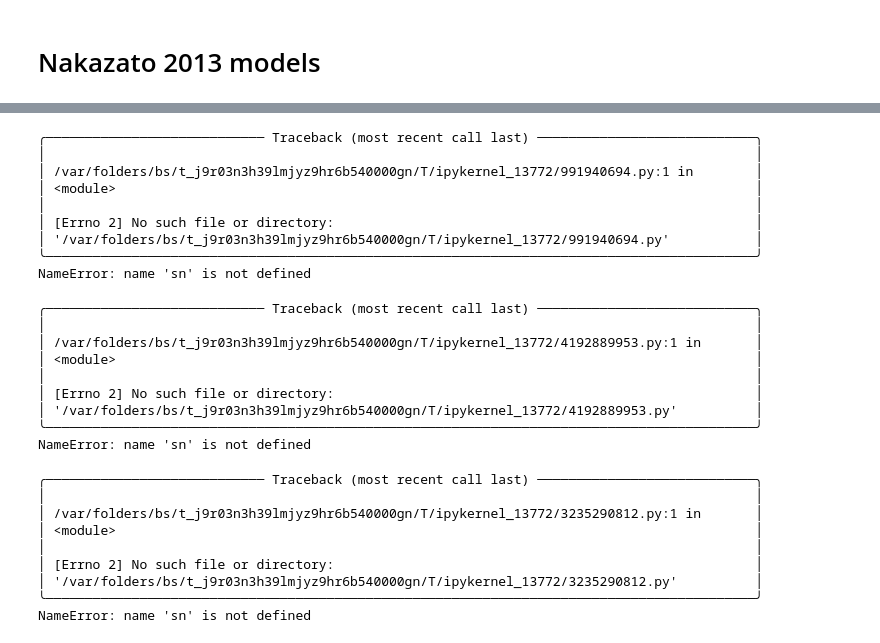
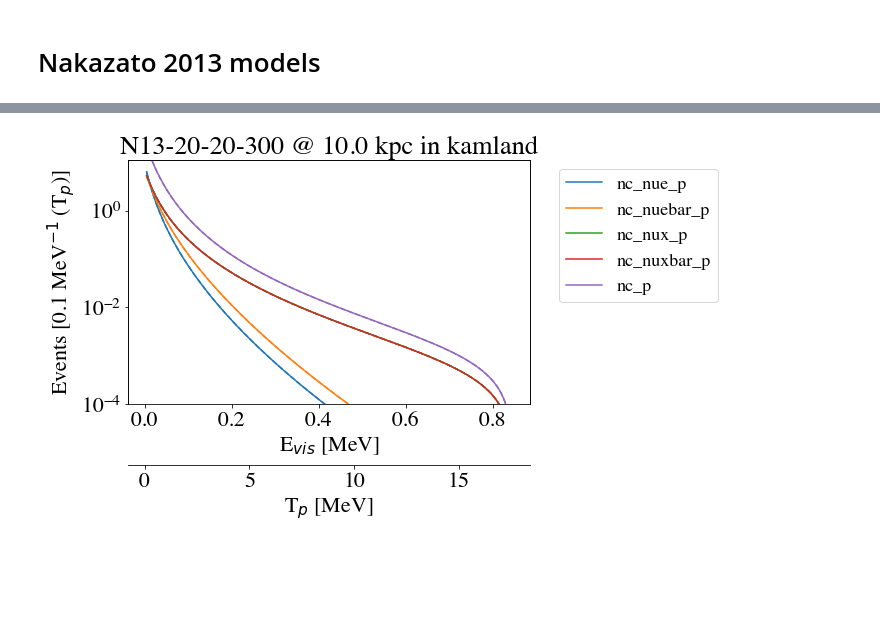
Before and after one commit to joesmolsky/sspike, a Jupyter notebook: notebooks/Nakazato_2013.ipynb, the cells around one changed output, grey strips where cells are left out. Saved outputs shown, nothing was run; the diff lists cells and outputs as text; code cells hidden in the pictures; blank space fills up the shorter version.

```diff
--- a/notebooks/Nakazato_2013.ipynb
+++ b/notebooks/Nakazato_2013.ipynb
@@ -75,39 +32,11 @@ NameError: name 'sn' is not defined
 # %%
 sspike_events = pnut.sspike_events(sn, detector)
-beer.plot_sspike_events(sn, detector, sspike_events)
+beer.plot_sspike_events(sn, detector)
 # %% [output]
-╭──────────────────────────── Traceback (most recent call last) ────────────────────────────╮
-│                                                                                           │
-│ /var/folders/bs/t_j9r03n3h39lmjyz9hr6b540000gn/T/ipykernel_13772/991940694.py:1 in        │
-│ <module>                                                                                  │
-│                                                                                           │
-│ [Errno 2] No such file or directory:                                                      │
-│ '/var/folders/bs/t_j9r03n3h39lmjyz9hr6b540000gn/T/ipykernel_13772/991940694.py'           │
-╰───────────────────────────────────────────────────────────────────────────────────────────╯
-NameError: name 'sn' is not defined
+[figure, added]
 # %%
 totals = pnut.event_totals(sn, detector)
-beer.bar_totals(sn, detector, totals)
+beer.bar_totals(sn, detector)
-# %% [output]
-╭──────────────────────────── Traceback (most recent call last) ────────────────────────────╮
-│                                                                                           │
-│ /var/folders/bs/t_j9r03n3h39lmjyz9hr6b540000gn/T/ipykernel_13772/4192889953.py:1 in       │
-│ <module>                                                                                  │
-│                                                                                           │
-│ [Errno 2] No such file or directory:                                                      │
-│ '/var/folders/bs/t_j9r03n3h39lmjyz9hr6b540000gn/T/ipykernel_13772/4192889953.py'          │
-╰───────────────────────────────────────────────────────────────────────────────────────────╯
-NameError: name 'sn' is not defined
 # %%
 vis = pnut.vis_totals(sn, detector)
-beer.bar_vis(sn, detector, vis)
+beer.bar_vis(sn, detector)
-# %% [output]
-╭──────────────────────────── Traceback (most recent call last) ────────────────────────────╮
-│                                                                                           │
-│ /var/folders/bs/t_j9r03n3h39lmjyz9hr6b540000gn/T/ipykernel_13772/3235290812.py:1 in       │
-│ <module>                                                                                  │
-│                                                                                           │
-│ [Errno 2] No such file or directory:                                                      │
-│ '/var/folders/bs/t_j9r03n3h39lmjyz9hr6b540000gn/T/ipykernel_13772/3235290812.py'          │
-╰───────────────────────────────────────────────────────────────────────────────────────────╯
-NameError: name 'sn' is not defined
```
Also changed, not shown: parts of 6 cells of this notebook, 6 other files.
